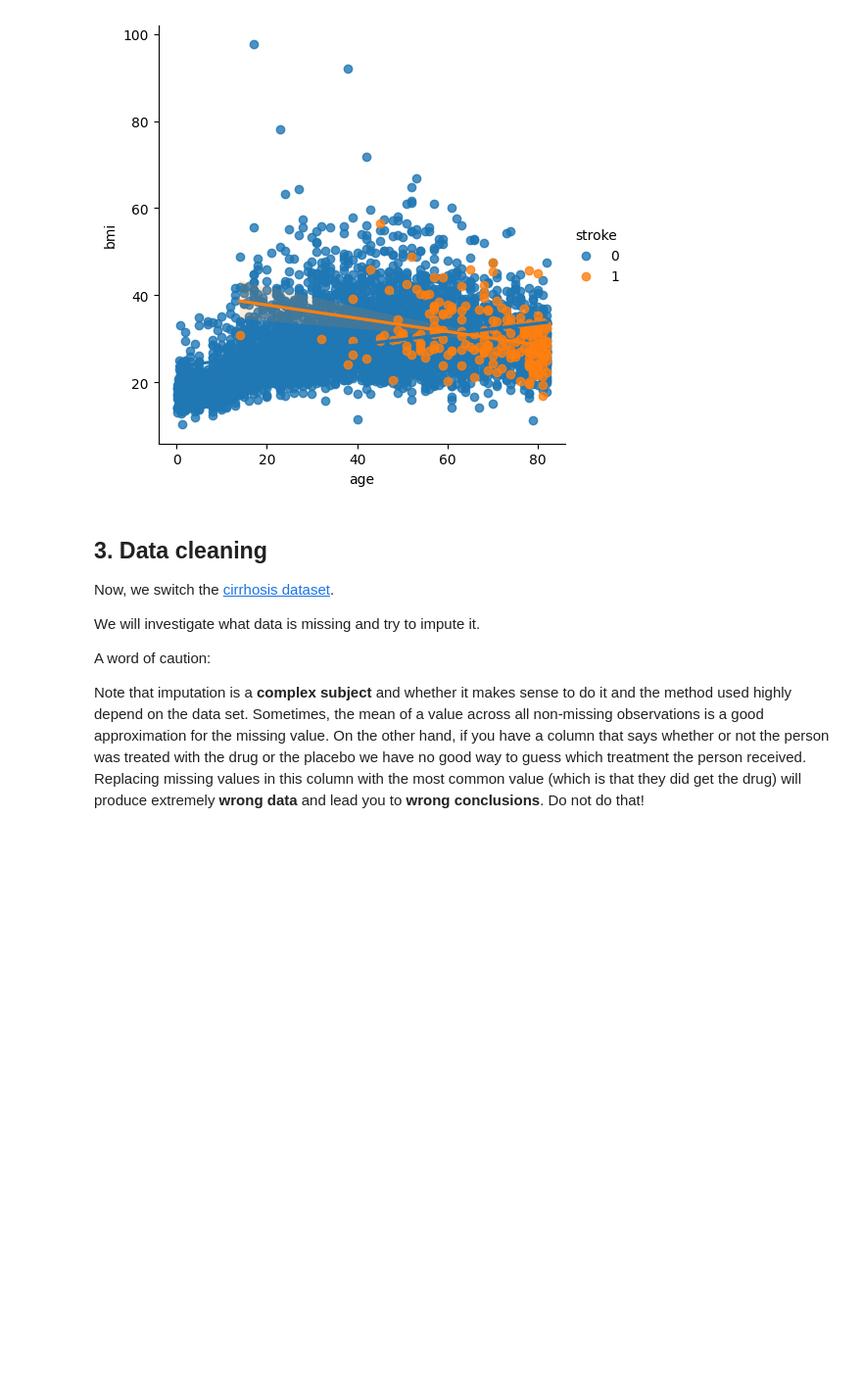
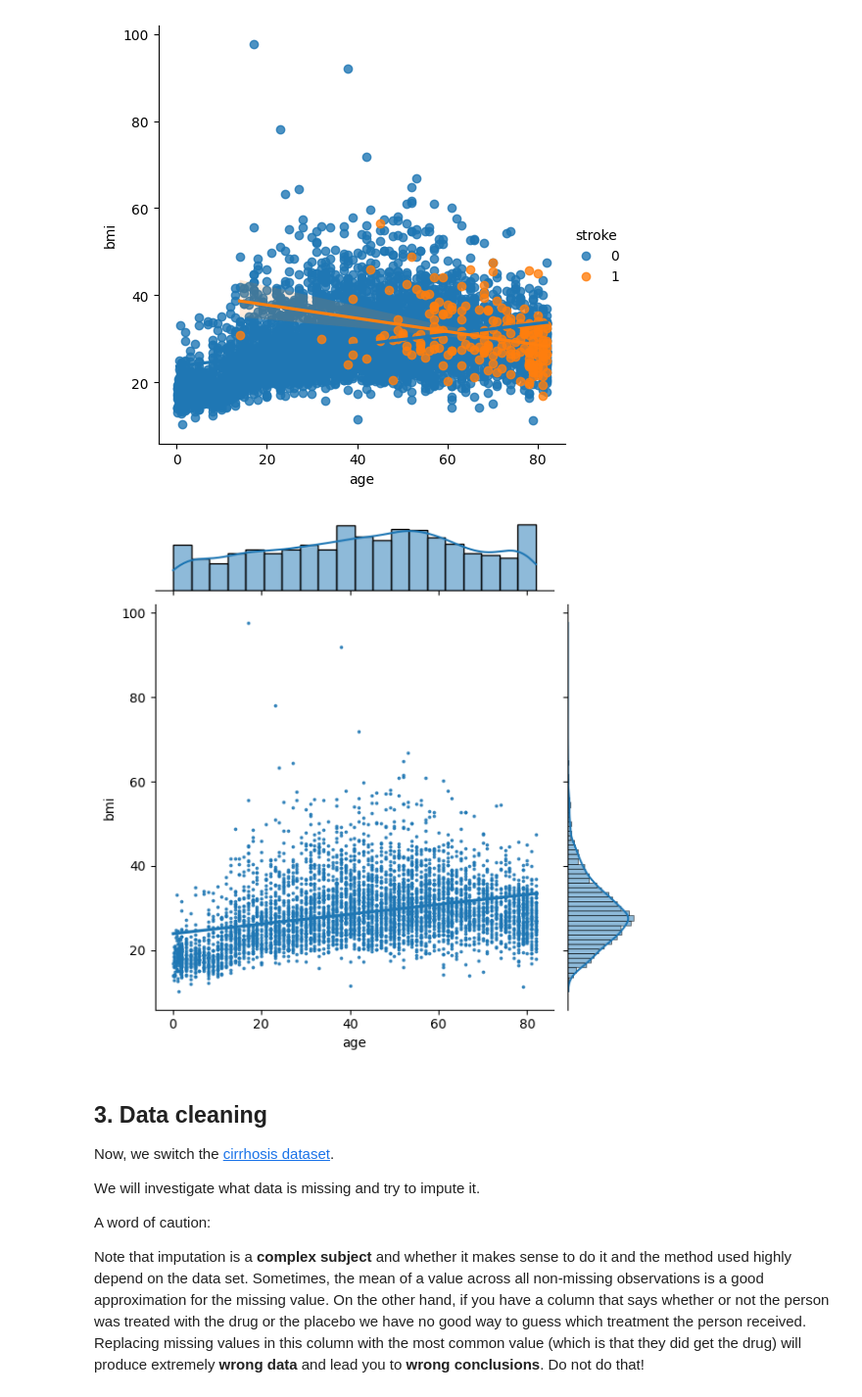
Before and after one commit to Niknyg/Niknyg, a Jupyter notebook: Exercise/Exercise_oct2023.ipynb, the cells around one changed output. Shown at 98% size. Cells and saved outputs as stored; diff of their text form; code cells hidden in the pictures; blank space fills up the shorter version.

```diff
--- a/Exercise/Exercise_oct2023.ipynb
+++ b/Exercise/Exercise_oct2023.ipynb
@@ -331,3 +291,17 @@ plt.show()
+# %%
+# Use the 'seaborn.jointplot' function.
+sns.jointplot(
+    data=cvd,
+    x="age",
+    y="bmi",
+    kind="reg",
+    scatter_kws= {"s": 3}
+    )
+
+# Call the 'matplotlib.pyplot.show' function to display our plot.
+plt.show()
+# %% [output]
+[figure, added]
 # %% [markdown]
 ## 3. Data cleaning
 
```
Also changed, not shown: parts of 6 cells of this notebook.
